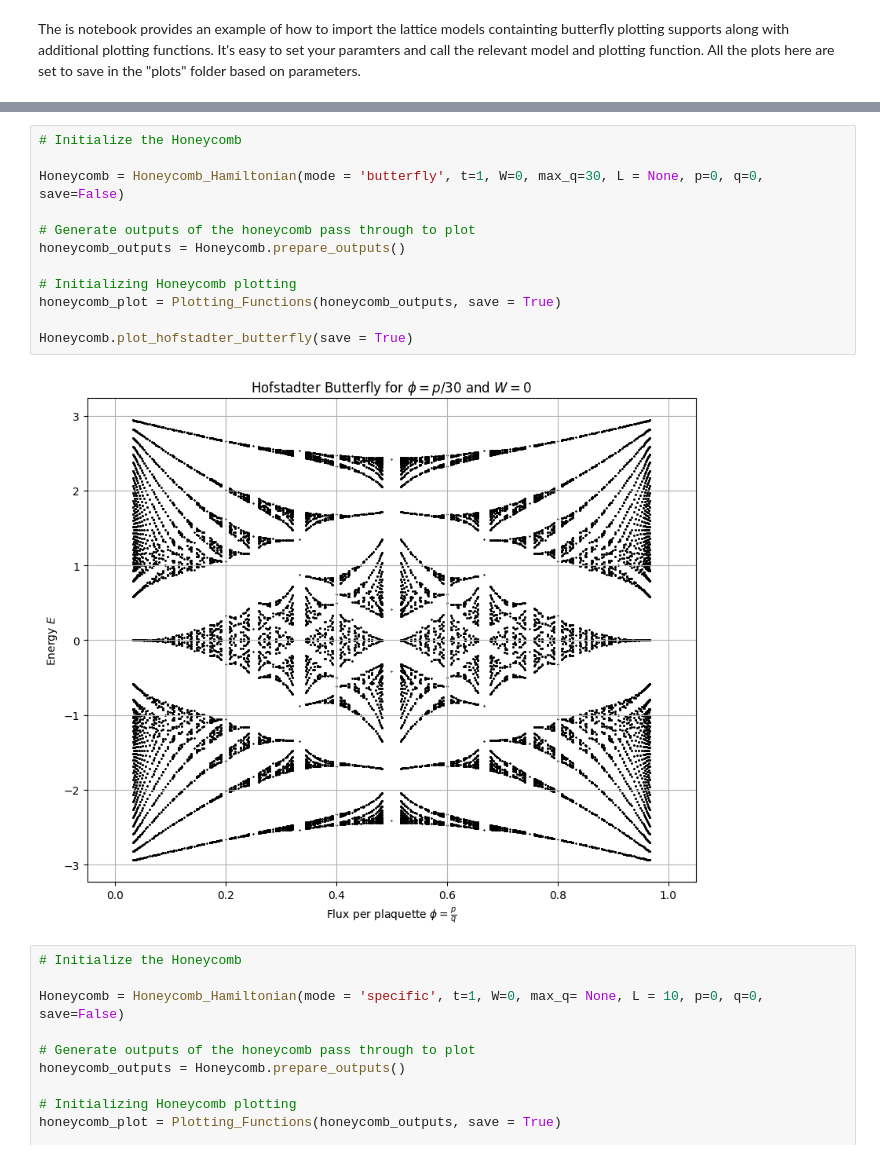
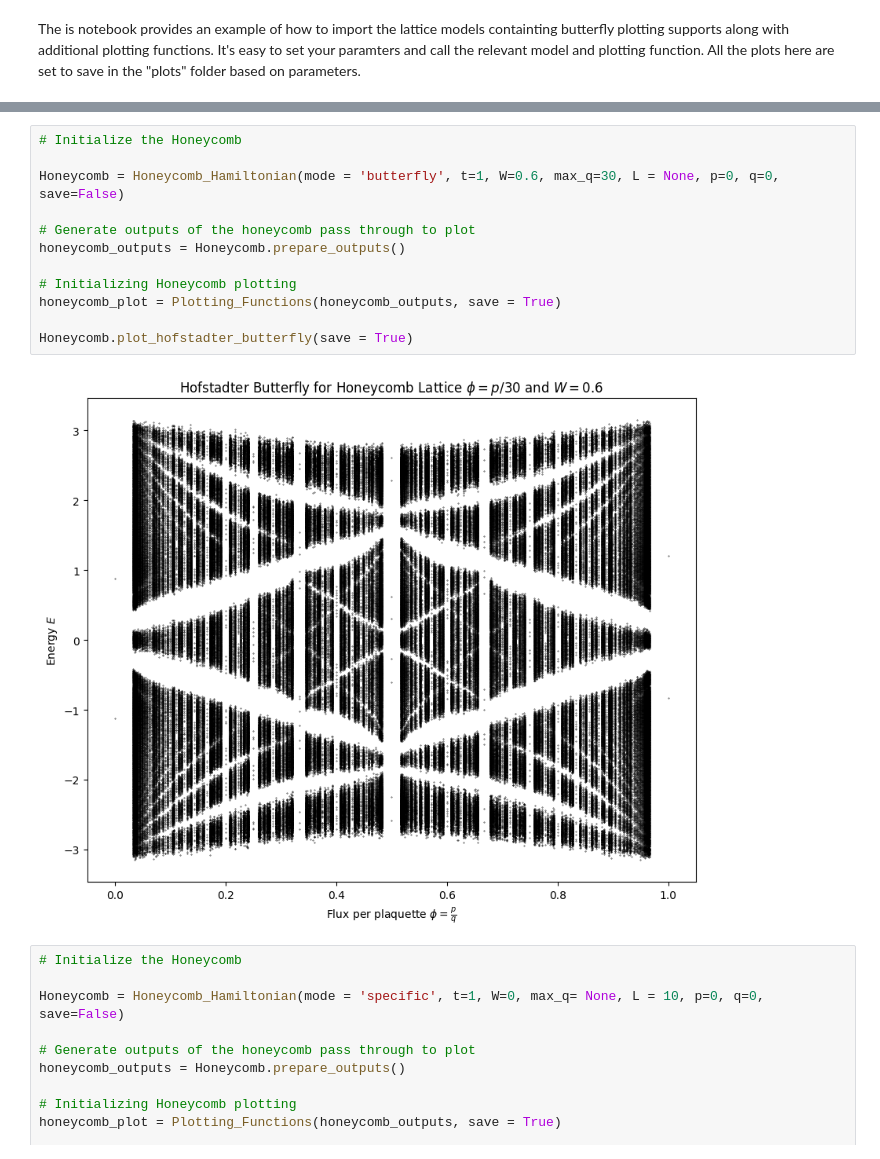
Before and after one commit to amalbumbia/EuclideanLattices, a Jupyter notebook: test.ipynb, the cells around one changed output, grey strips where cells are left out. Drawn from its saved outputs; the diff is of its cells as text.

```diff
--- a/test.ipynb
+++ b/test.ipynb
@@ -17,17 +17,17 @@ square.plot_hofstadter_butterfly(save = True)
 # %%
 # Initialize the Honeycomb
 
-Honeycomb = Honeycomb_Hamiltonian(mode = 'butterfly', t=1, W=0, max_q=30, L = None, p=0, q=0, save=False)
+Honeycomb = Honeycomb_Hamiltonian(mode = 'butterfly', t=1, W=0.6, max_q=30, L = None, p=0, q=0, save=False)
 
 # Generate outputs of the honeycomb pass through to plot
 honeycomb_outputs = Honeycomb.prepare_outputs()
 
 # Initializing Honeycomb plotting
 honeycomb_plot = Plotting_Functions(honeycomb_outputs, save = True)
 
 Honeycomb.plot_hofstadter_butterfly(save = True)
 # %% [output]
-[figure, old version]
+[figure, new version]
 # %%
 # Initialize the Honeycomb
 
```
Also changed, not shown: parts of 6 cells of this notebook, 1 other file.
